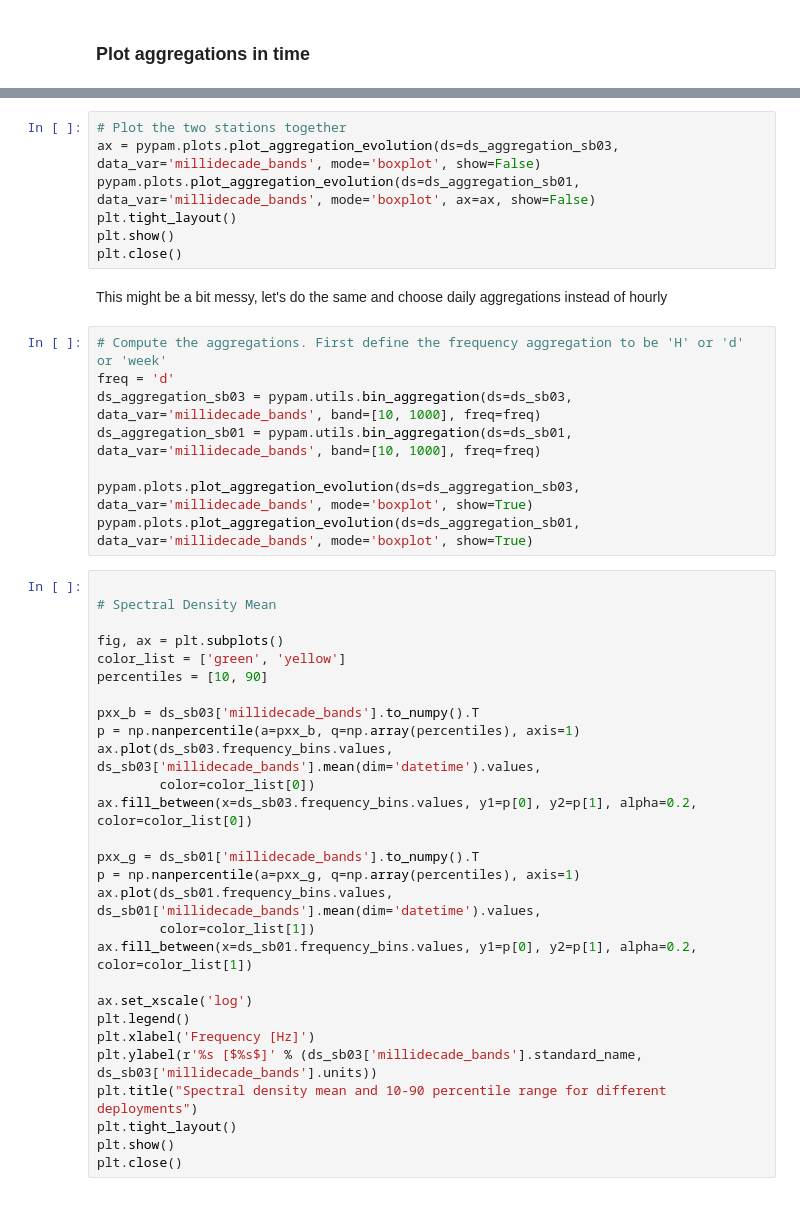
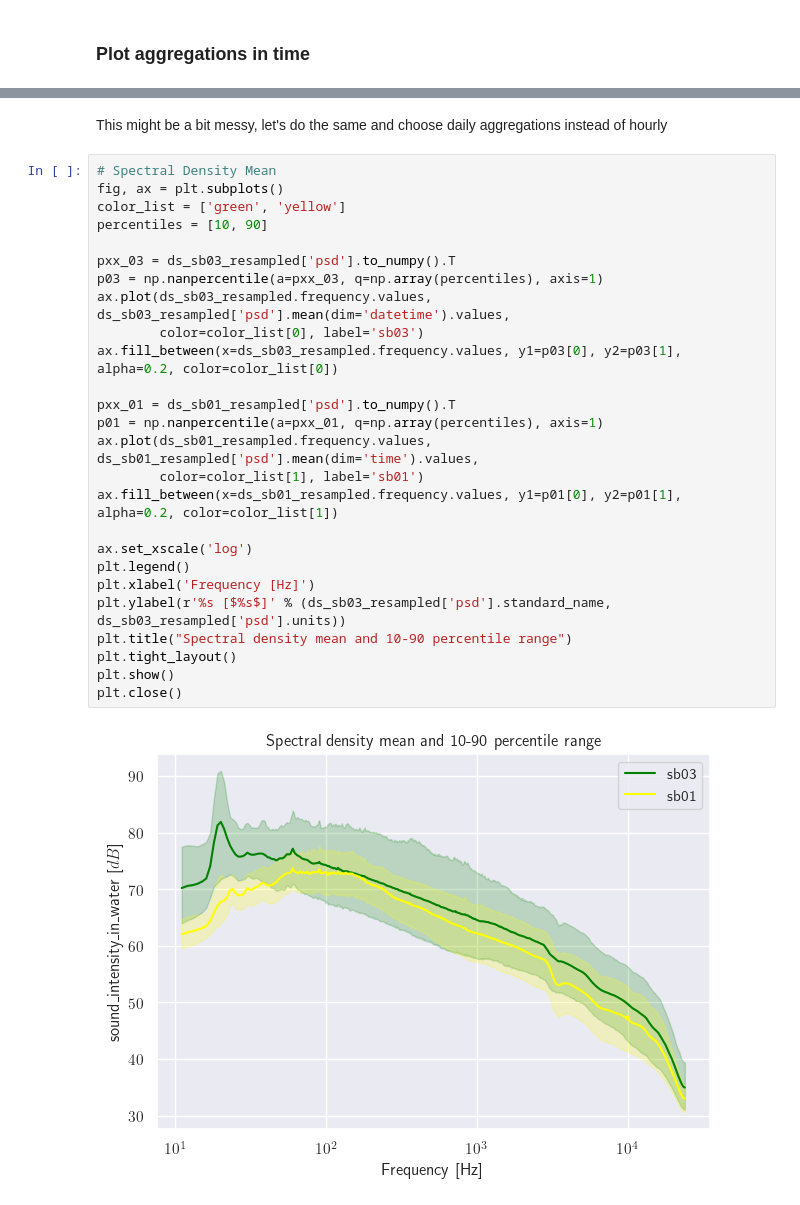
Before and after one commit to ioos/soundcoop, a Jupyter notebook: hybrid_millidecade_bands.ipynb, the cells around one changed output, grey strips where cells are left out. Drawn from its saved outputs; the diff is of its cells as text.

```diff
--- a/hybrid_millidecade_bands.ipynb
+++ b/hybrid_millidecade_bands.ipynb
@@ -296,45 +318,30 @@ ds_aggregation_sb01 = pypam.utils.bin_aggregation(ds=ds_sb01, data_var='millidec
-# %%
-# Plot the two stations together
-ax = pypam.plots.plot_aggregation_evolution(ds=ds_aggregation_sb03, data_var='millidecade_bands', mode='boxplot', show=False)
-pypam.plots.plot_aggregation_evolution(ds=ds_aggregation_sb01, data_var='millidecade_bands', mode='boxplot', ax=ax, show=False)
-plt.tight_layout()
-plt.show()
-plt.close()
 # %% [markdown]
 This might be a bit messy, let's do the same and choose daily aggregations instead of hourly
-# %%
-# Compute the aggregations. First define the frequency aggregation to be 'H' or 'd' or 'week'
-freq = 'd'
-ds_aggregation_sb03 = pypam.utils.bin_aggregation(ds=ds_sb03, data_var='millidecade_bands', band=[10, 1000], freq=freq)
-ds_aggregation_sb01 = pypam.utils.bin_aggregation(ds=ds_sb01, data_var='millidecade_bands', band=[10, 1000], freq=freq)
-
-pypam.plots.plot_aggregation_evolution(ds=ds_aggregation_sb03, data_var='millidecade_bands', mode='boxplot', show=True)
-pypam.plots.plot_aggregation_evolution(ds=ds_aggregation_sb01, data_var='millidecade_bands', mode='boxplot', show=True)
 # %%
-
 # Spectral Density Mean
-
 fig, ax = plt.subplots()
 color_list = ['green', 'yellow']
 percentiles = [10, 90]
 
-pxx_b = ds_sb03['millidecade_bands'].to_numpy().T
-p = np.nanpercentile(a=pxx_b, q=np.array(percentiles), axis=1)
-ax.plot(ds_sb03.frequency_bins.values, ds_sb03['millidecade_bands'].mean(dim='datetime').values,
-        color=color_list[0])
-ax.fill_between(x=ds_sb03.frequency_bins.values, y1=p[0], y2=p[1], alpha=0.2, color=color_list[0])
+pxx_03 = ds_sb03_resampled['psd'].to_numpy().T
+p03 = np.nanpercentile(a=pxx_03, q=np.array(percentiles), axis=1)
+ax.plot(ds_sb03_resampled.frequency.values, ds_sb03_resampled['psd'].mean(dim='datetime').values,
+        color=color_list[0], label='sb03')
+ax.fill_between(x=ds_sb03_resampled.frequency.values, y1=p03[0], y2=p03[1], alpha=0.2, color=color_list[0])
 
-pxx_g = ds_sb01['millidecade_bands'].to_numpy().T
-p = np.nanpercentile(a=pxx_g, q=np.array(percentiles), axis=1)
-ax.plot(ds_sb01.frequency_bins.values, ds_sb01['millidecade_bands'].mean(dim='datetime').values,
-        color=color_list[1])
-ax.fill_between(x=ds_sb01.frequency_bins.values, y1=p[0], y2=p[1], alpha=0.2, color=color_list[1])
+pxx_01 = ds_sb01_resampled['psd'].to_numpy().T
+p01 = np.nanpercentile(a=pxx_01, q=np.array(percentiles), axis=1)
+ax.plot(ds_sb01_resampled.frequency.values, ds_sb01_resampled['psd'].mean(dim='time').values,
+        color=color_list[1], label='sb01')
+ax.fill_between(x=ds_sb01_resampled.frequency.values, y1=p01[0], y2=p01[1], alpha=0.2, color=color_list[1])
 
 ax.set_xscale('log')
 plt.legend()
 plt.xlabel('Frequency [Hz]')
-plt.ylabel(r'%s [$%s$]' % (ds_sb03['millidecade_bands'].standard_name, ds_sb03['millidecade_bands'].units))
-plt.title("Spectral density mean and 10-90 percentile range for different deployments")
+plt.ylabel(r'%s [$%s$]' % (ds_sb03_resampled['psd'].standard_name, ds_sb03_resampled['psd'].units))
+plt.title("Spectral density mean and 10-90 percentile range")
 plt.tight_layout()
 plt.show()
 plt.close()
+# %% [output]
+[figure, added]
```
Also changed, not shown: parts of 17 cells of this notebook.
